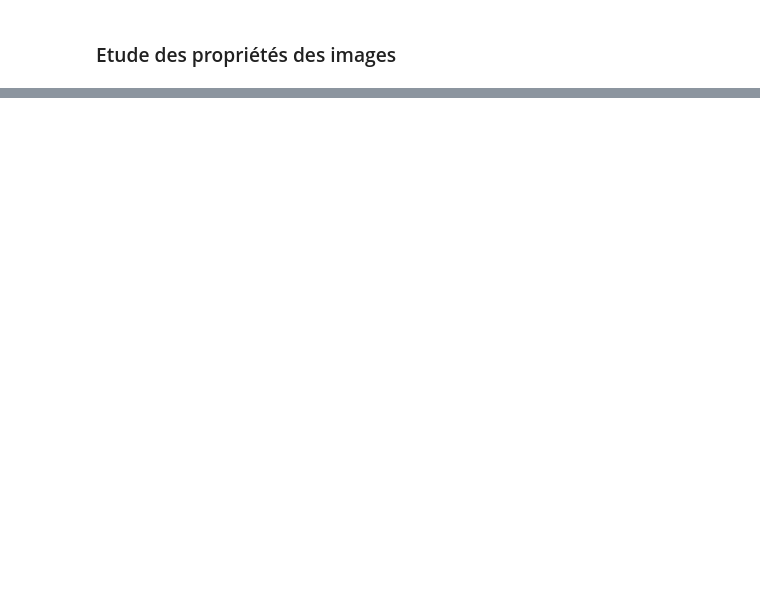
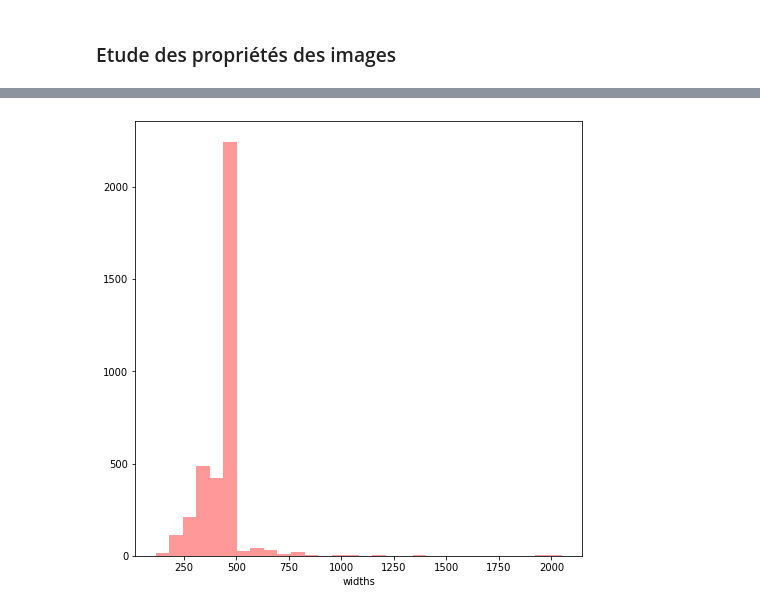
Before and after one commit to VincentNFR/openclassrooms_p06, a Jupyter notebook: analyse_exploratoire.ipynb, the cells around one changed output, grey strips where cells are left out. Cells and saved outputs as stored; diff of their text form; code cells hidden in the pictures; blank space fills up the shorter version.

```diff
--- a/analyse_exploratoire.ipynb
+++ b/analyse_exploratoire.ipynb
@@ -48,0 +137,3 @@ df_image.head(5)
+# %%
+labels_to_keep = labels[labels['count']>=200]['breed'].tolist()
+labels_to_keep
@@ -48,0 +158,3 @@ df_image.head(5)
+# %%
+df.label = df.label.apply(lambda x: ' '.join(get_dog_name(x).split('-')[1:]))
+df.head(5)
@@ -48,0 +172,5 @@ df_image.head(5)
+# %%
+df['label'] = df['label'].apply(lambda x: x if x in labels_to_keep else None)
+# %%
+df.dropna(subset=['label'], inplace=True)
+df.shape
@@ -50,0 +193,6 @@ df_image.head(5)
+# %%
+plt.figure(figsize=(8,8), facecolor='white')
+sns.distplot(df['widths'], kde = False, color ='red', bins = 30)
+plt.show()
+# %% [output]
+[figure, added]
```
Also changed, not shown: parts of 31 cells of this notebook.
